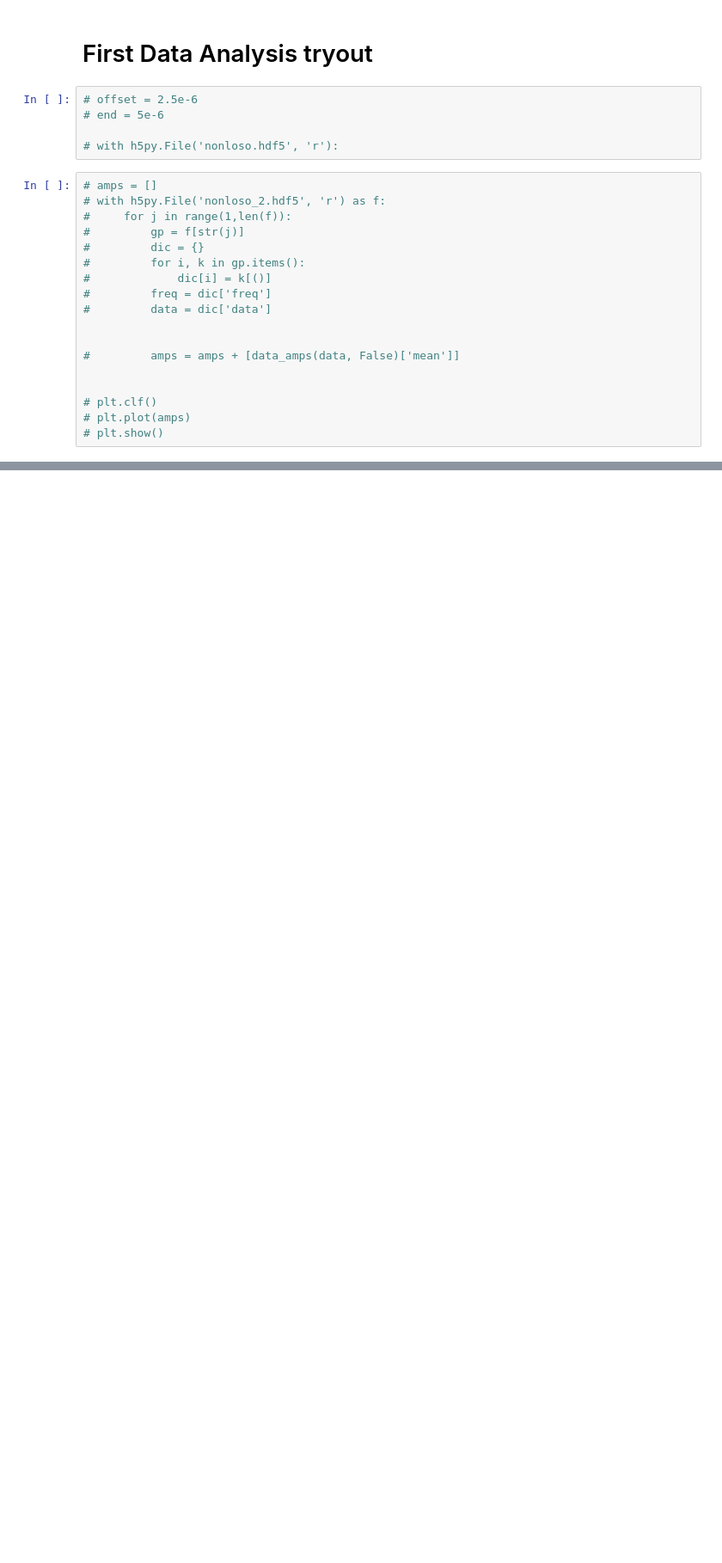
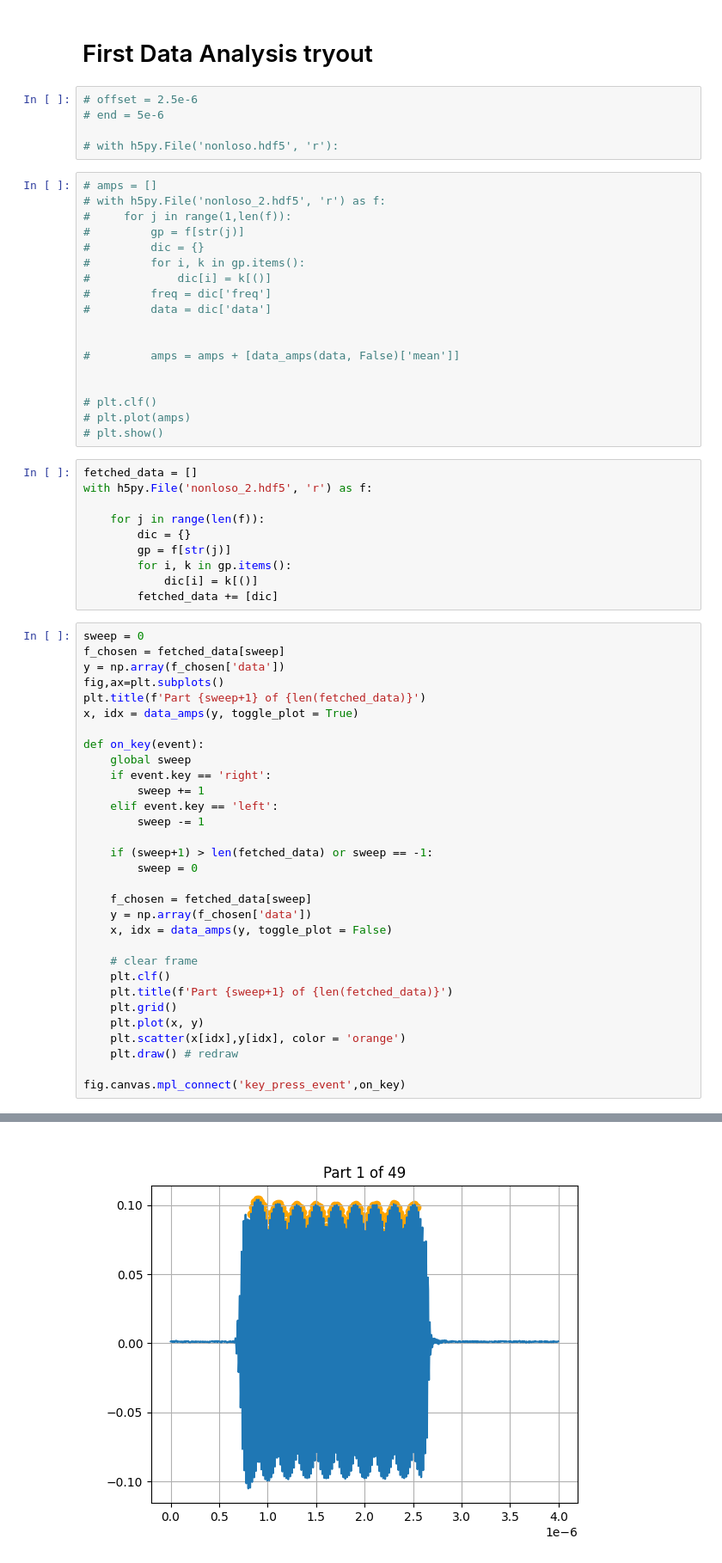
Before and after one commit to biqute/QTLab2324, a Jupyter notebook: PAandQubit/Actual_Work/Resonator_spectroscopy.ipynb, the cells around one changed output, grey strips where cells are left out. Shown at 86% size. Saved outputs shown, nothing was run; the diff lists cells and outputs as text; blank space fills up the shorter version.

```diff
--- a/PAandQubit/Actual_Work/Resonator_spectroscopy.ipynb
+++ b/PAandQubit/Actual_Work/Resonator_spectroscopy.ipynb
@@ -208,3 +228,45 @@ plt.draw()
 # plt.clf()
 # plt.plot(amps)
 # plt.show()
+# %%
+fetched_data = []
+with h5py.File('nonloso_2.hdf5', 'r') as f:
+
+    for j in range(len(f)):
+        dic = {}
+        gp = f[str(j)]
+        for i, k in gp.items():
+            dic[i] = k[()]
+        fetched_data += [dic]
+# %%
+sweep = 0
+f_chosen = fetched_data[sweep]
+y = np.array(f_chosen['data'])
+fig,ax=plt.subplots()
+plt.title(f'Part {sweep+1} of {len(fetched_data)}')
+x, idx = data_amps(y, toggle_plot = True)
+
+def on_key(event):
+    global sweep
+    if event.key == 'right':
+        sweep += 1
+    elif event.key == 'left':
+        sweep -= 1
+
+    if (sweep+1) > len(fetched_data) or sweep == -1:
+        sweep = 0
+
+    f_chosen = fetched_data[sweep]
+    y = np.array(f_chosen['data'])
+    x, idx = data_amps(y, toggle_plot = False)
+
+    # clear frame
+    plt.clf()
+    plt.title(f'Part {sweep+1} of {len(fetched_data)}')
+    plt.grid()
+    plt.plot(x, y)
+    plt.scatter(x[idx],y[idx], color = 'orange')
+    plt.draw() # redraw
+
+fig.canvas.mpl_connect('key_press_event',on_key)
+# %% [output]
@@ -210,0 +274 @@ plt.draw()
+[figure, added]
```
Also changed, not shown: parts of 8 cells of this notebook, 2 other files.
